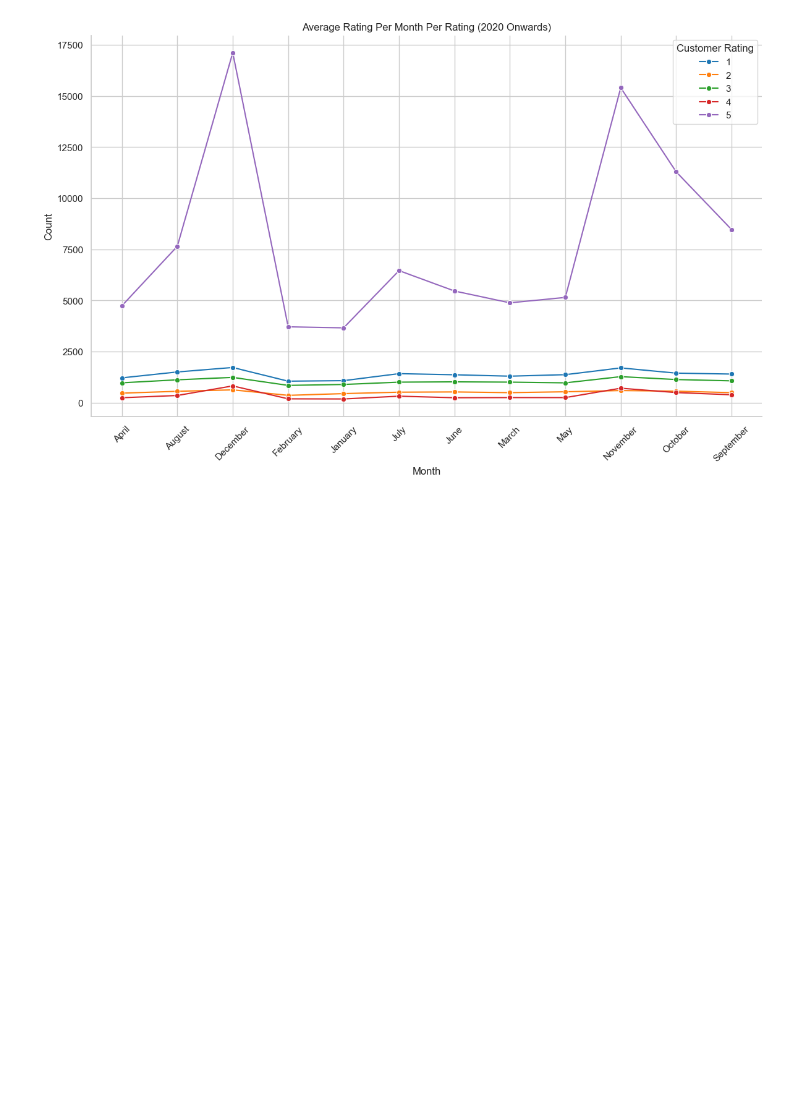
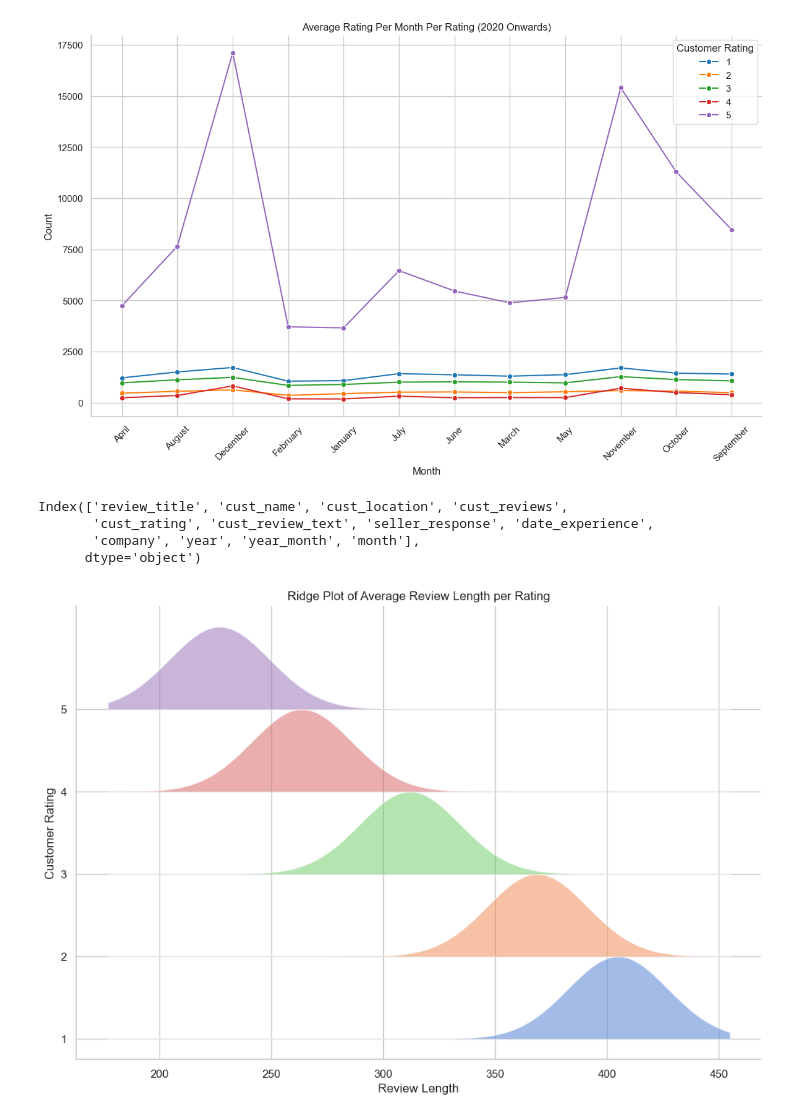
Before and after one commit to fbarulli/trust_me, a Jupyter notebook: fabian/EDA/EDA.ipynb, the cells around one changed output. Cells and saved outputs as stored; diff of their text form; code cells hidden in the pictures; blank space fills up the shorter version.

```diff
--- a/fabian/EDA/EDA.ipynb
+++ b/fabian/EDA/EDA.ipynb
@@ -188,3 +189,40 @@ plt.xticks(rotation=45)
 plt.show()
 # %% [output]
 [figure]
+# %%
+df.columns
+# %% [output]
+Index(['review_title', 'cust_name', 'cust_location', 'cust_reviews',
+       'cust_rating', 'cust_review_text', 'seller_response', 'date_experience',
+       'company', 'year', 'year_month', 'month'],
+      dtype='object')
+# %%
+df['review_length'] = df['cust_review_text'].str.len()
+average_review_length = df.groupby('cust_rating')['review_length'].mean()
+# %%
+df['review_length'] = df['cust_review_text'].str.len()
+average_review_length = df.groupby('cust_rating')['review_length'].mean().reset_index()
+
+x_range = np.linspace(
+    average_review_length['review_length'].min() - 50,
+    average_review_length['review_length'].max() + 50,
+    500
+)
+
+plt.figure(figsize=(12, 8))
+for i, row in average_review_length.iterrows():
+    y = np.exp(-(x_range - row['review_length']) ** 2 / (2 * 500))
+    plt.fill_between(x_range, y + i, i, alpha=0.5)
+
+plt.yticks(
+    ticks=np.arange(len(average_review_length)),
+    labels=average_review_length['cust_rating'].astype(int)
+)
+plt.title("Ridge Plot of Average Review Length per Rating")
+plt.xlabel("Review Length")
+plt.ylabel("Customer Rating")
+sns.despine()
+
+plt.show()
+# %% [output]
+[figure, added]
```
Also changed, not shown: parts of 1 cell of this notebook, 2 other files.
